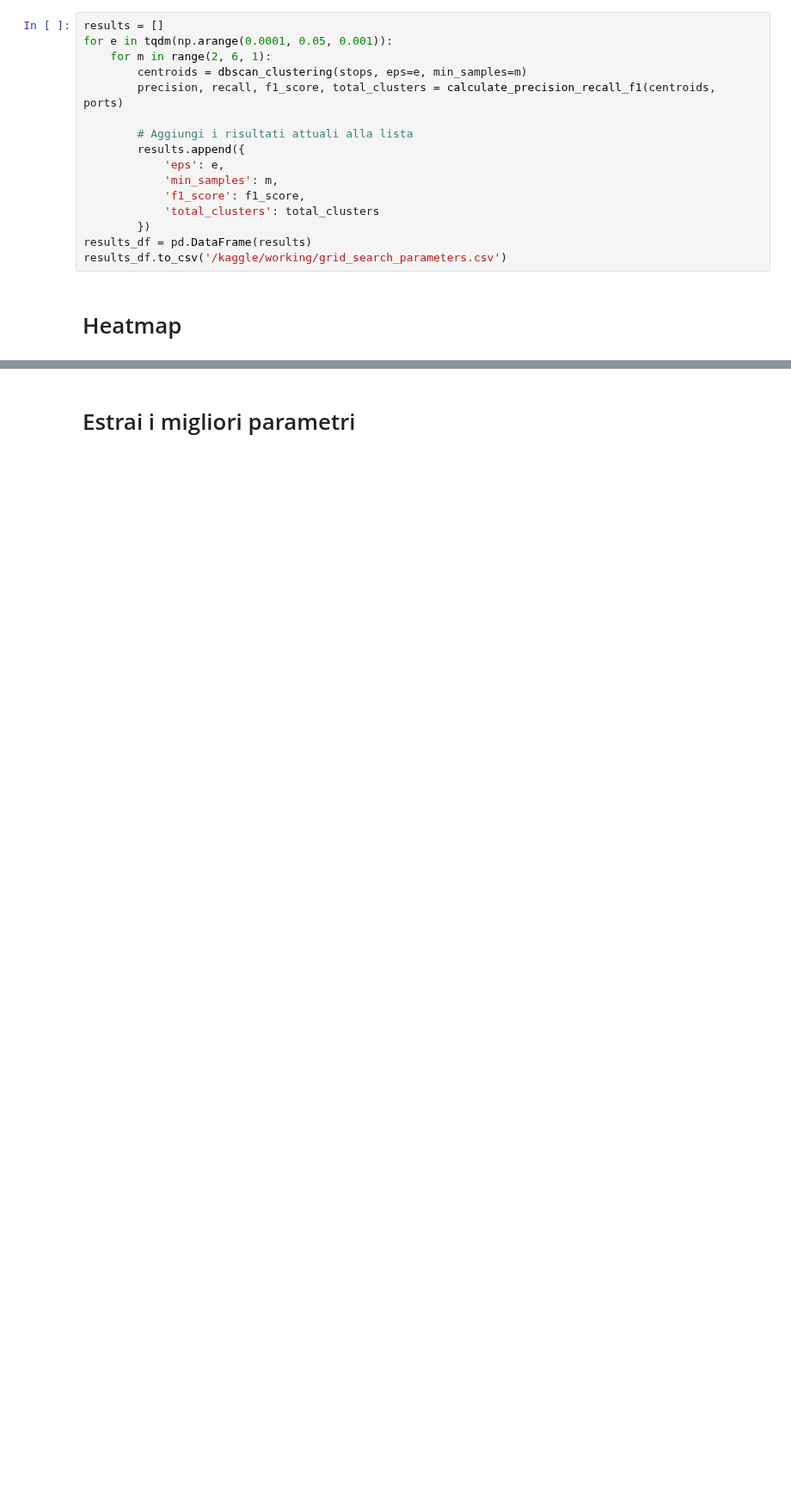
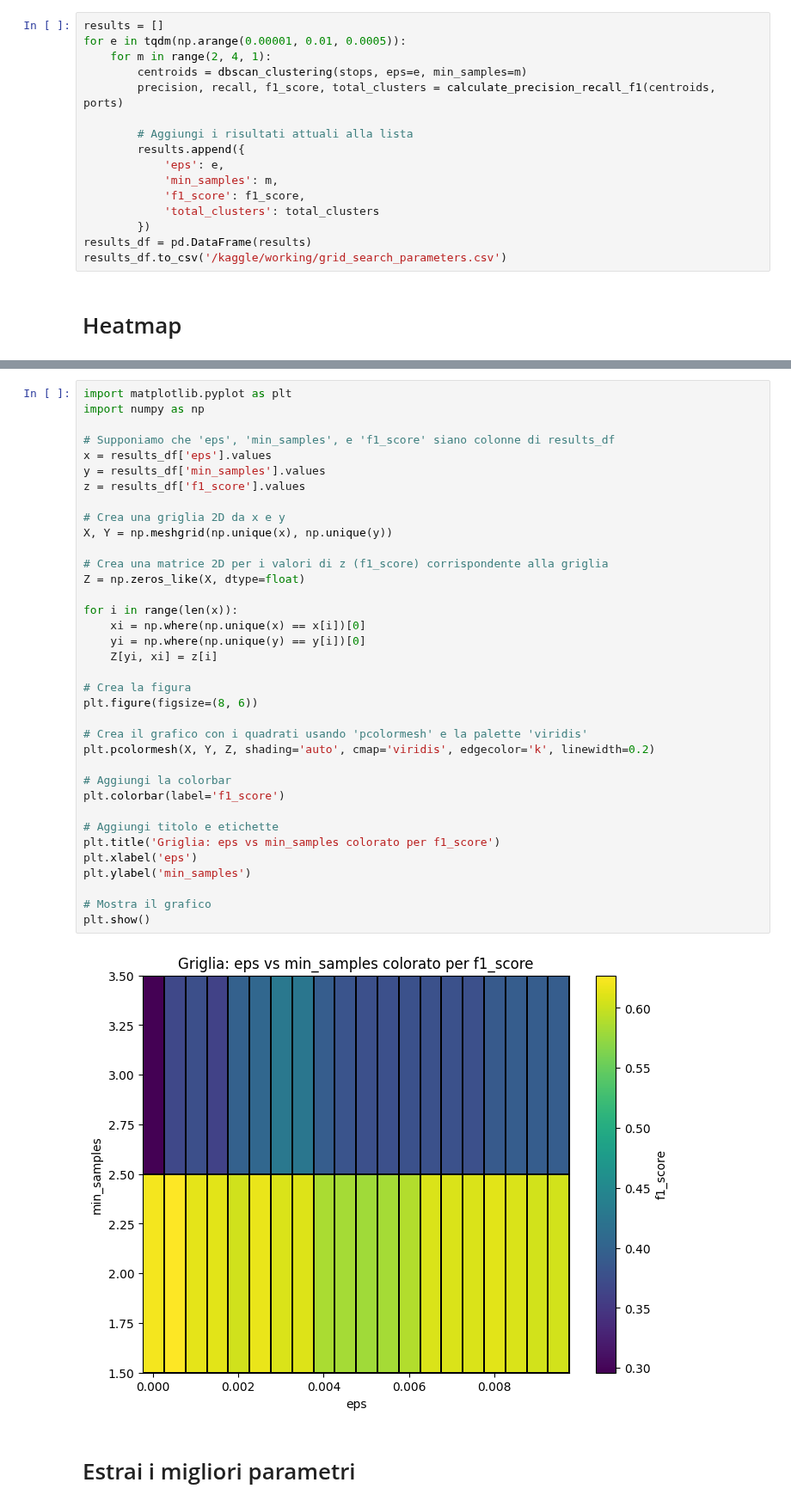
Before and after one commit to nudric25/tesi, a Jupyter notebook: CLU/CLU_mainclass.ipynb, the cells around one changed output, grey strips where cells are left out. Shown at 86% size. Drawn from its saved outputs; the diff is of its cells as text; blank space fills up the shorter version.

```diff
--- a/CLU/CLU_mainclass.ipynb
+++ b/CLU/CLU_mainclass.ipynb
@@ -135,8 +135,8 @@ def calculate_precision_recall_f1(centroids, ports, max_distance_nautical_miles=
 # Grid search
 # %%
 results = []
-for e in tqdm(np.arange(0.0001, 0.05, 0.001)):
-    for m in range(2, 6, 1):
+for e in tqdm(np.arange(0.00001, 0.01, 0.0005)):
+    for m in range(2, 4, 1):
         centroids = dbscan_clustering(stops, eps=e, min_samples=m)
         precision, recall, f1_score, total_clusters = calculate_precision_recall_f1(centroids, ports)
 
@@ -175,3 +154,41 @@ plt.show()
+# %%
+import matplotlib.pyplot as plt
+import numpy as np
+
+# Supponiamo che 'eps', 'min_samples', e 'f1_score' siano colonne di results_df
+x = results_df['eps'].values
+y = results_df['min_samples'].values
+z = results_df['f1_score'].values
+
+# Crea una griglia 2D da x e y
+X, Y = np.meshgrid(np.unique(x), np.unique(y))
+
+# Crea una matrice 2D per i valori di z (f1_score) corrispondente alla griglia
+Z = np.zeros_like(X, dtype=float)
+
+for i in range(len(x)):
+    xi = np.where(np.unique(x) == x[i])[0]
+    yi = np.where(np.unique(y) == y[i])[0]
+    Z[yi, xi] = z[i]
+
+# Crea la figura
+plt.figure(figsize=(8, 6))
+
+# Crea il grafico con i quadrati usando 'pcolormesh' e la palette 'viridis'
+plt.pcolormesh(X, Y, Z, shading='auto', cmap='viridis', edgecolor='k', linewidth=0.2)
+
+# Aggiungi la colorbar
+plt.colorbar(label='f1_score')
+
+# Aggiungi titolo e etichette
+plt.title('Griglia: eps vs min_samples colorato per f1_score')
+plt.xlabel('eps')
+plt.ylabel('min_samples')
+
+# Mostra il grafico
+plt.show()
+# %% [output]
+[figure, added]
 # %% [markdown]
 # Estrai i migliori parametri
 # %%
```
Also changed, not shown: parts of 1 cell of this notebook.
